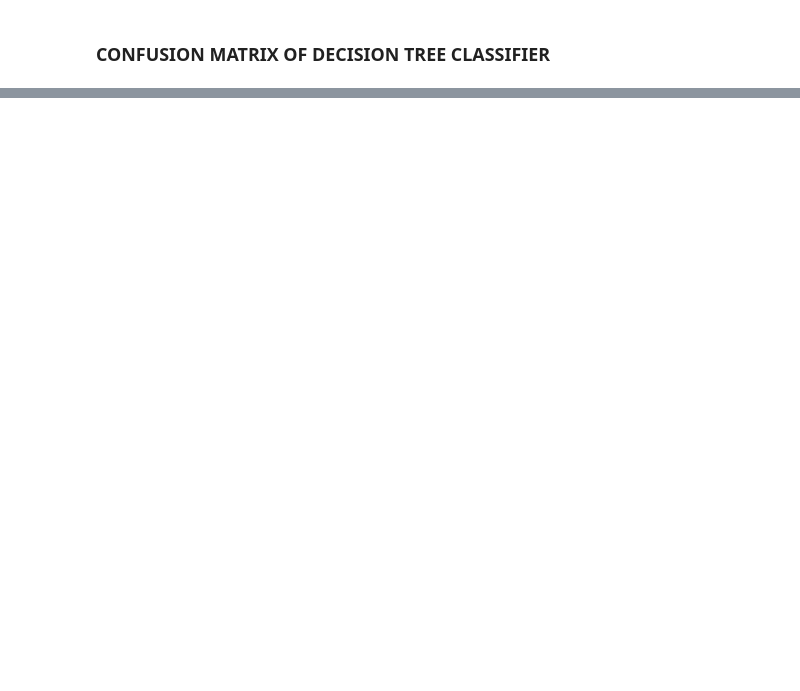
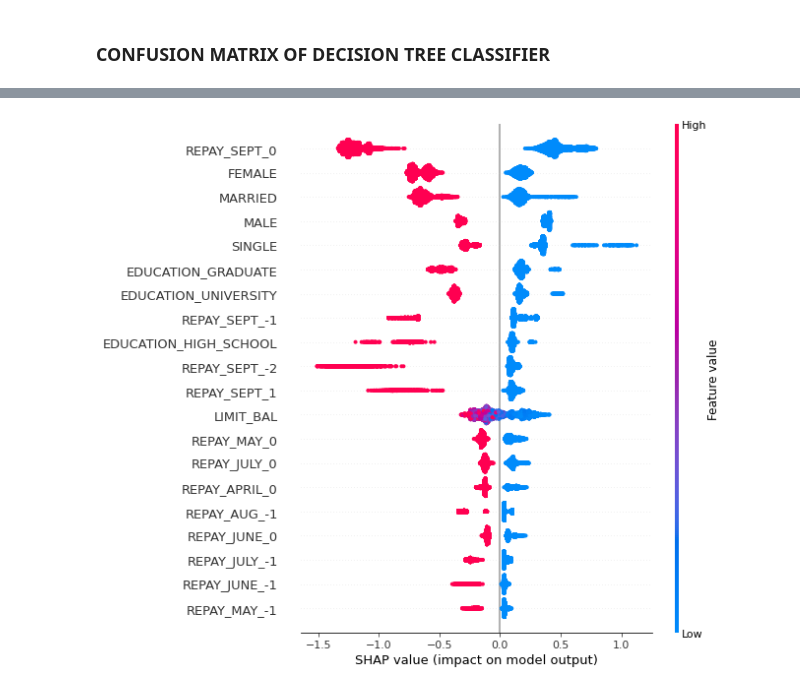
Before and after one commit to Mdanish2020/Credit_card_default_prediction, a Jupyter notebook: ML_Capstone(Classification)Credit_Card_Default_Prediction.ipynb, the cells around one changed output, grey strips where cells are left out. Cells and saved outputs as stored; diff of their text form; code cells hidden in the pictures; blank space fills up the shorter version.

```diff
--- a/ML_Capstone(Classification)Credit_Card_Default_Prediction.ipynb
+++ b/ML_Capstone(Classification)Credit_Card_Default_Prediction.ipynb
@@ -735,0 +743,6 @@ Text(0.5, 1.0, 'Confusion Matrix of Logistic Model')
+# %%
+# Implementing random forest
+from sklearn.ensemble import RandomForestClassifier
+
+rf_classifier = RandomForestClassifier(n_estimators = 100)
+rf_classifier.fit(X_train_smt,y_train_smt)
@@ -735,0 +783,5 @@ Text(0.5, 1.0, 'Confusion Matrix of Logistic Model')
+# %%
+params_grid = {'n_estimators' : [100,150,200],'max_depth' : [10,20,30]}
+# %%
+grid_rf_clf = GridSearchCV(RandomForestClassifier(), params_grid, scoring = 'accuracy', n_jobs = -1, verbose = 3, cv = 3)
+grid_rf_clf.fit(X_train_smt, y_train_smt)
@@ -735,0 +856,4 @@ Text(0.5, 1.0, 'Confusion Matrix of Logistic Model')
+# %%
+# Fitting XGboost
+xgb = XGBClassifier(class_weight = 'balanced',parameters = {'max_depth':7,'eta':1,'silent':1,'eval_metric':'auc'},random_state = 42)
+xgb.fit(X_train_smt,y_train_smt)
@@ -735,0 +943,7 @@ Text(0.5, 1.0, 'Confusion Matrix of Logistic Model')
+# %%
+# plotting summary plot
+explainer = TreeExplainer(xgb)
+shap_values = explainer.shap_values(X_test)
+summary_plot(shap_values,X_test)
+# %% [output]
+[figure, added]
```
Also changed, not shown: parts of 50 cells of this notebook.
